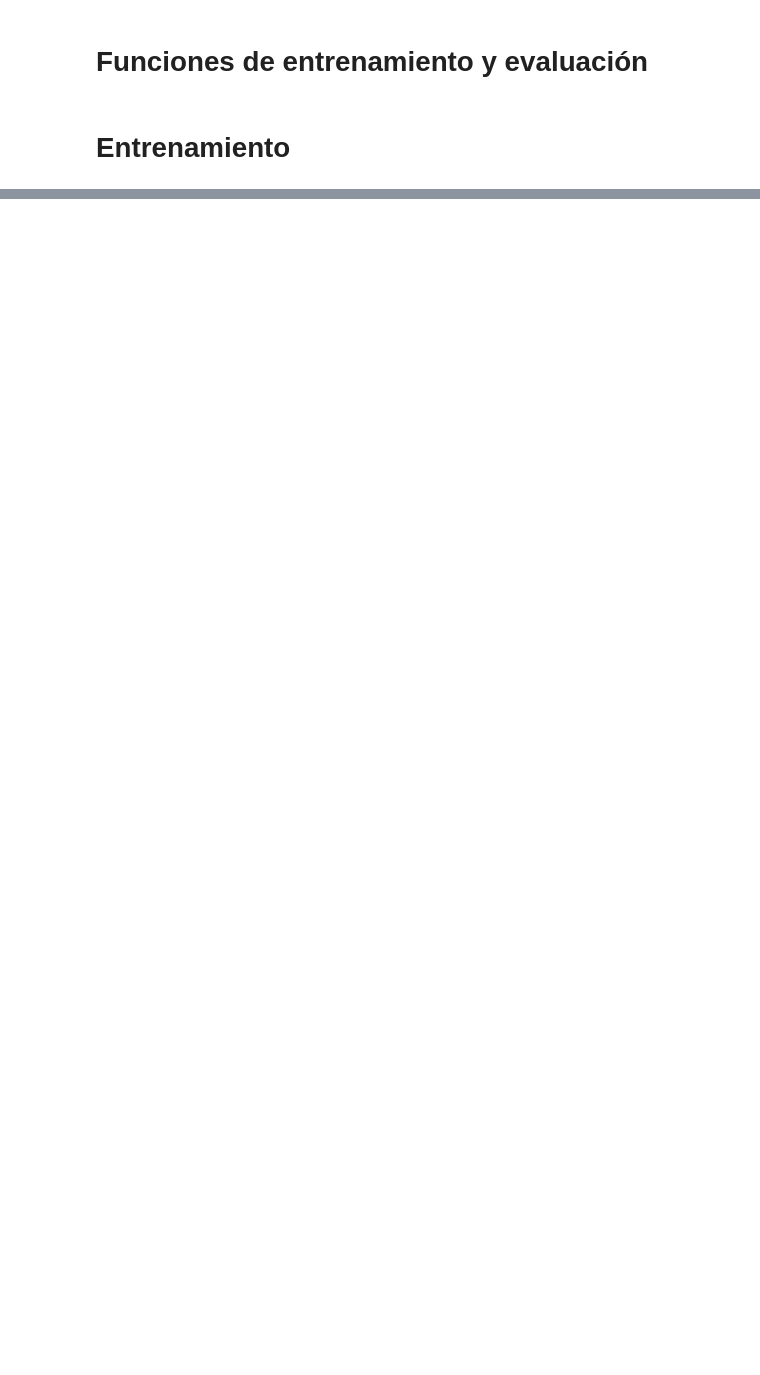
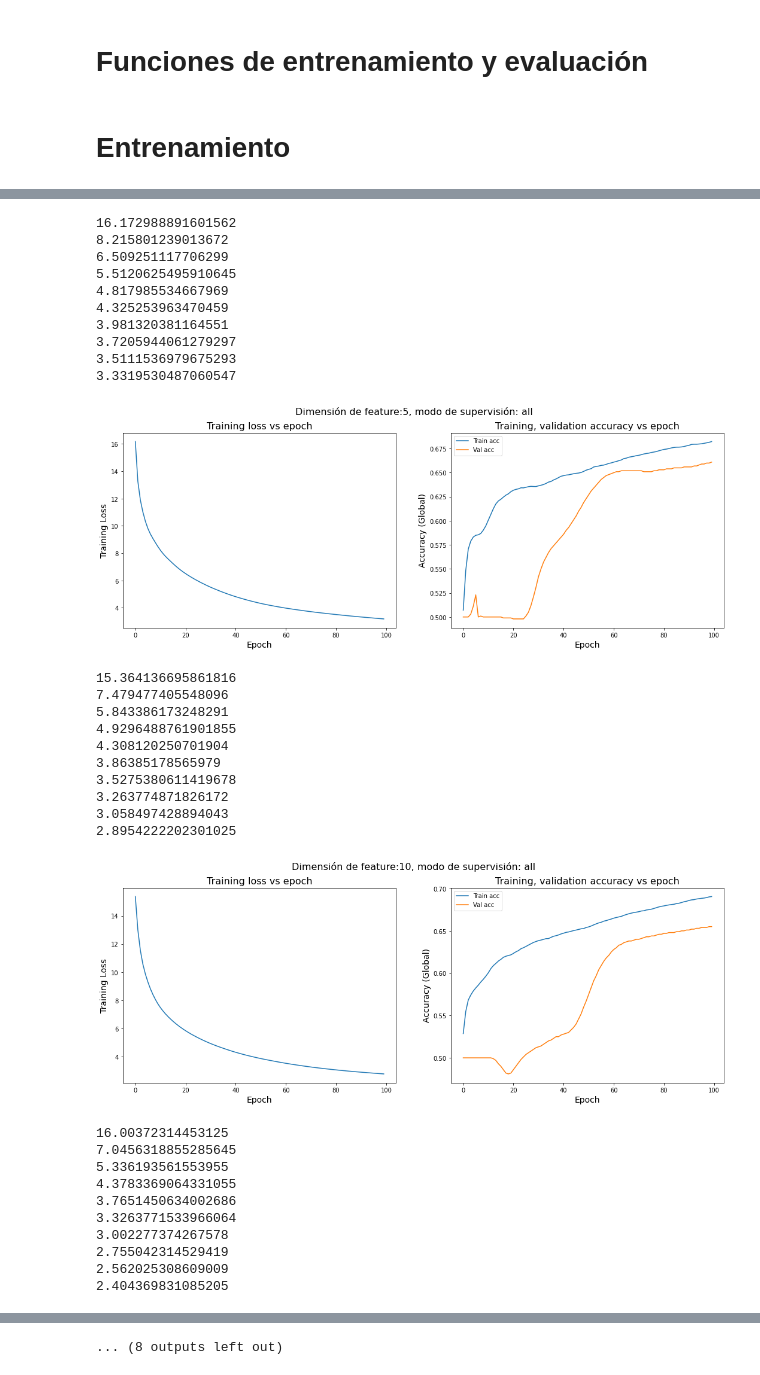
Before and after one commit to ingridheuer/gcnn_gdas, a Jupyter notebook: exploration/notebooks/RSAGE_nofeatures.ipynb, the cells around one changed output, grey strips where cells are left out. Cells and saved outputs as stored; diff of their text form; code cells hidden in the pictures; blank space fills up the shorter version.

Commit message:
Feature length and supervision type optimization

```diff
--- a/exploration/notebooks/RSAGE_nofeatures.ipynb
+++ b/exploration/notebooks/RSAGE_nofeatures.ipynb
@@ -427,0 +482,15 @@ test(model,splits,args)
+# %%
+D = nx.from_pandas_edgelist(edge_data,source="a_idx",target="b_idx", edge_attr="edge_type")
+nx.set_node_attributes(D,pd.Series(node_data.node_type, index=node_data.node_idx).to_dict(),"node_type")
+nx.set_node_attributes(D,pd.Series(node_data.node_name, index=node_data.node_idx).to_dict(),"node_name")
+
+G = D.to_directed()
+# %%
+args = {
+    'device': torch.device('cuda' if torch.cuda.is_available() else 'cpu'),
+    'hidden_size': 32,
+    'weight_decay': 1e-5,
+    'lr': 0.001,
+    'epochs':100,
+    'k_hits':[5,10,20,50]
+}
@@ -427,0 +567,49 @@ test(model,splits,args)
+# %%
+import pickle
+
+def save_results(result_dict,filename):
+    with open(filename +'.pickle', 'wb') as f:
+        pickle.dump(result_dict, f, pickle.HIGHEST_PROTOCOL)
+# %%
+all_results = {}
+supervision = ["all","gda_only"]
+feature_len = [5,10,50,100,500]
+for sup in supervision:
+  for flen in feature_len:
+    result = opt_iteration(G,"disjoint",sup,flen,"random",args)
+    all_results[(sup,flen)] = result
+
+save_results(all_results,"/content/results_5_7")
+# %% [output]
+16.172988891601562
+8.215801239013672
+6.509251117706299
+5.5120625495910645
+4.817985534667969
+4.325253963470459
+3.981320381164551
+3.7205944061279297
+3.5111536979675293
+3.3319530487060547
+[figure, added]
+15.364136695861816
+7.479477405548096
+5.843386173248291
+4.9296488761901855
+4.308120250701904
+3.86385178565979
+3.5275380611419678
+3.263774871826172
+3.058497428894043
+2.8954222202301025
+[figure, added]
+16.00372314453125
+7.0456318855285645
+5.336193561553955
+4.3783369064331055
+3.7651450634002686
+3.3263771533966064
+3.002277374267578
+2.755042314529419
+2.562025308609009
+2.404369831085205
@@ -427,0 +650 @@ test(model,splits,args)
+... (8 outputs left out)
```
Also changed, not shown: parts of 29 cells of this notebook.
